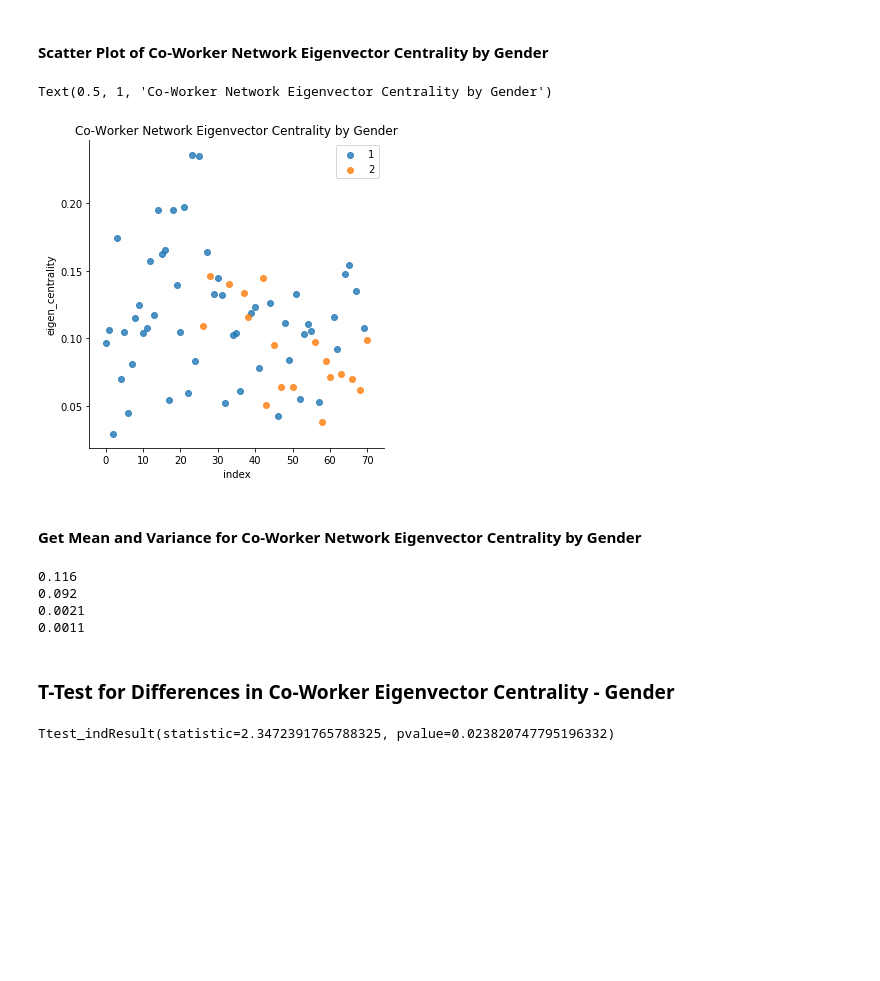
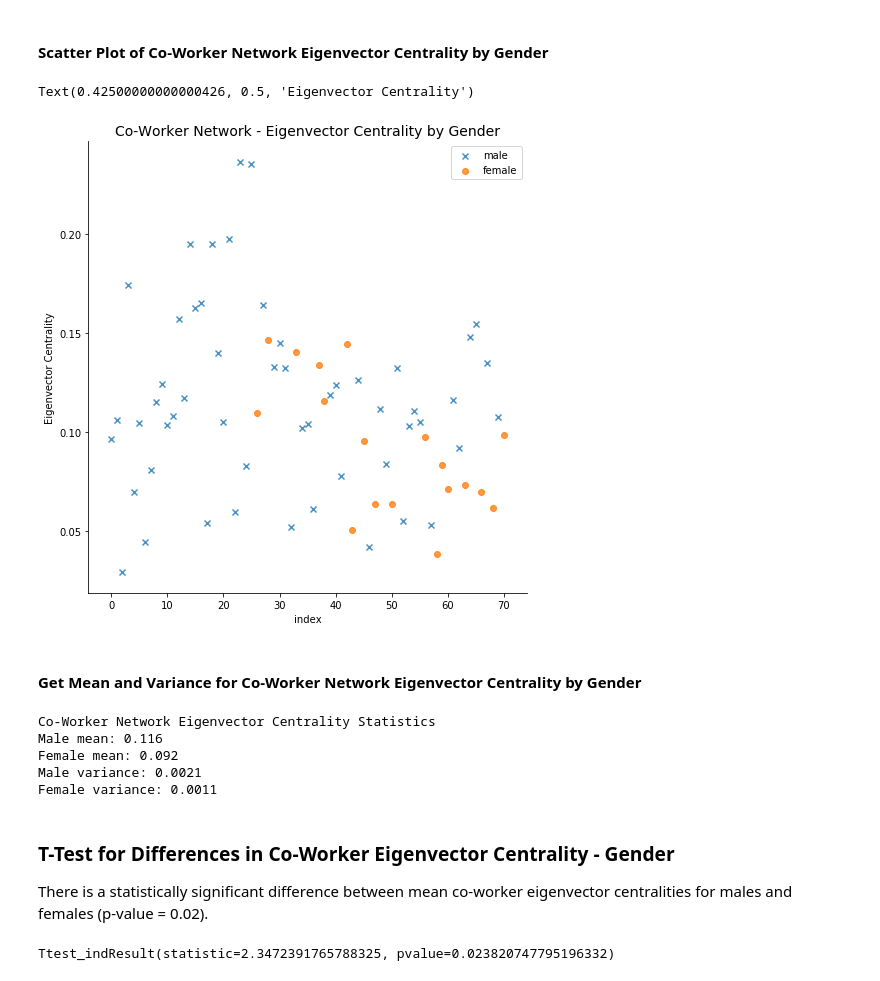
Before and after one commit to jitsen-design/Data_620_Group, a Jupyter notebook: Project_1/Project_1_new.ipynb, the cells around one changed output. Cells and saved outputs as stored; diff of their text form; code cells hidden in the pictures; blank space fills up the shorter version.

```diff
--- a/Project_1/Project_1_new.ipynb
+++ b/Project_1/Project_1_new.ipynb
@@ -243,26 +243,32 @@ work_df_female = DataFrame(list(work_female_eigen.items()), columns = ['index','
 # %% [markdown]
 #### Scatter Plot of Co-Worker Network Eigenvector Centrality by Gender
 # %%
-sns.lmplot( x="index", y="eigen_centrality", data=df_work_eigen, fit_reg=False, hue='gender', legend=False)
-plt.legend(loc='upper right')
-plt.title('Co-Worker Network Eigenvector Centrality by Gender')
+sns.lmplot( x="index", y="eigen_centrality", data=df_work_eigen, fit_reg=False, hue='gender', markers=["x", "o"],
+           height = 7, legend = False)
+plt.legend(labels={'male', 'female'})
+plt.title('Co-Worker Network - Eigenvector Centrality by Gender', fontsize = 14)
+plt.ylabel('Eigenvector Centrality')
 # %% [output]
-Text(0.5, 1, 'Co-Worker Network Eigenvector Centrality by Gender')
+Text(0.42500000000000426, 0.5, 'Eigenvector Centrality')
-[figure, old version]
+[figure, new version]
 # %% [markdown]
 #### Get Mean and Variance for Co-Worker Network Eigenvector Centrality by Gender
 # %%
-print(round(np.mean(work_df_male['eigen_centrality']),3))
-print(round(np.mean(work_df_female['eigen_centrality']),3))
-print(round(np.var(work_df_male['eigen_centrality']),4))
-print(round(np.var(work_df_female['eigen_centrality']),4))
+print('Co-Worker Network Eigenvector Centrality Statistics')
+print('Male mean: {}'.format(round(np.mean(work_df_male['eigen_centrality']),3)))
+print('Female mean: {}'.format(round(np.mean(work_df_female['eigen_centrality']),3)))
+print('Male variance: {}'.format(round(np.var(work_df_male['eigen_centrality']),4)))
+print('Female variance: {}'.format(round(np.var(work_df_female['eigen_centrality']),4)))
 # %% [output]
-0.116
-0.092
-0.0021
-0.0011
+Co-Worker Network Eigenvector Centrality Statistics
+Male mean: 0.116
+Female mean: 0.092
+Male variance: 0.0021
+Female variance: 0.0011
 # %% [markdown]
 ### T-Test for Differences in Co-Worker Eigenvector Centrality - Gender
+
+There is a statistically significant difference between mean co-worker eigenvector centralities for males and females (p-value = 0.02).
 # %%
 from scipy import stats
 stats.ttest_ind(work_df_male['eigen_centrality'],work_df_female['eigen_centrality'], equal_var = False)
```
